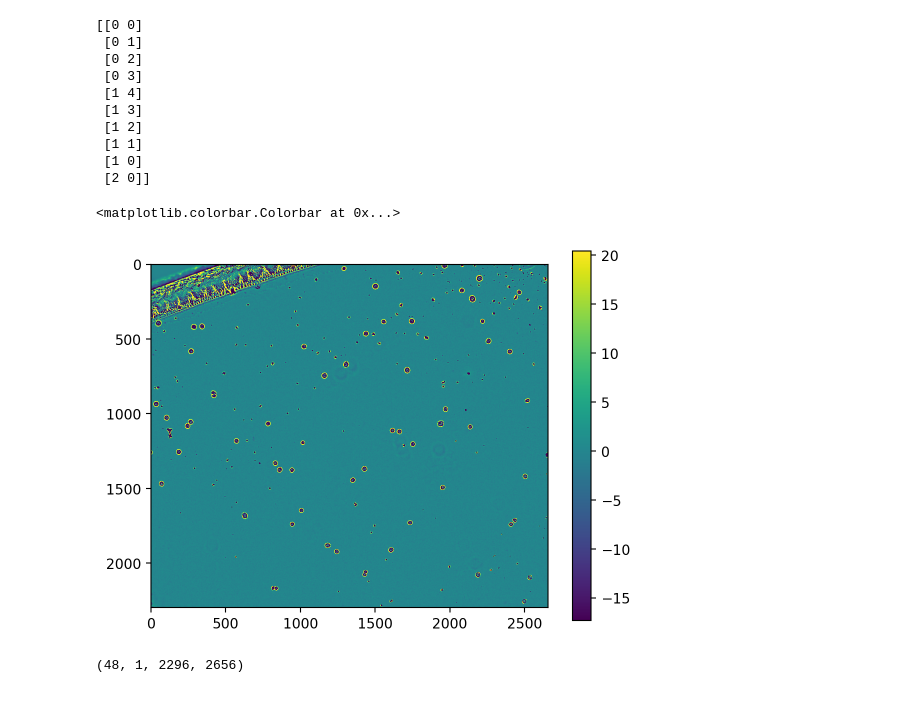
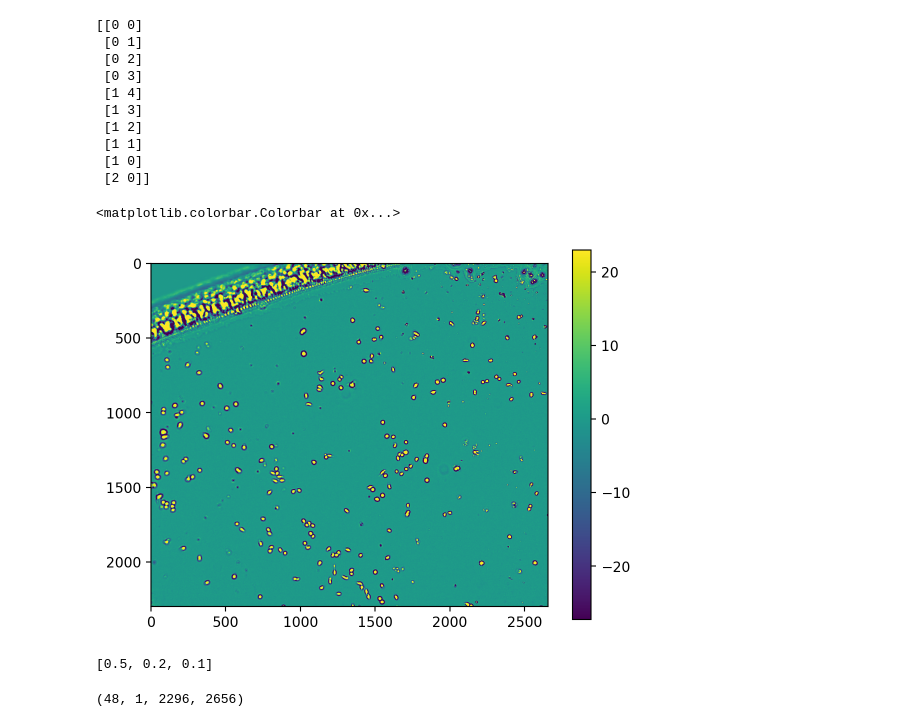
Before and after one commit to yfukai/microflow, a Jupyter notebook: scripts/c_stitching.ipynb, the cells around one changed output. Saved outputs shown, nothing was run; the diff lists cells and outputs as text; code cells hidden in the pictures.

Commit message:
enabled setting several ncc_threshold

```diff
--- a/scripts/c_stitching.ipynb
+++ b/scripts/c_stitching.ipynb
@@ -12,3 +13,5 @@ num_cpus = 10
+# %%
+target_channel = '10x_Fukai_DIA_IS_1'
 # %%
 from pathlib import Path
 file_path = Path(file_path)
@@ -105,3 +108,13 @@ def parse_positions_to_pairs(
 # %%
 images = zarr.open(str(file_path))
 metadata = yaml.safe_load(metadata_path.read_text())
+# %%
+channel_names = metadata["channel_names"]
+print(channel_names)
+if target_channel in channel_names:
+    target_channel_index = channel_names.index(target_channel)
+else:
+    _target_channel_index = int(target_channel.split("_")[-1])
+    target_channel_prefix = "_".join(target_channel.split("_")[:-1])
+    target_channel_index = [i for i, name in enumerate(channel_names) if name == target_channel_prefix][_target_channel_index]
+print(target_channel_index, channel_names[target_channel_index])
@@ -175,13 +186,17 @@ target_Ts = [0] if stitch_every_t == 0 else list(range(0, images.shape[2], stitc
 # %%
 qs = np.percentile(
     np.concatenate([
-        np.ravel(images[target_T,target_channel_index])
+        np.ravel(images[:,target_T,target_channel_index])
         for target_T in target_Ts]),q=[1,99])
-plt.imshow(images[0,0,0,0],vmax=qs[1],vmin=qs[0])
+plt.imshow(images[0,target_Ts[0],target_channel_index,0],vmax=qs[1],vmin=qs[0])
 plt.colorbar()
 # %% [output]
 <matplotlib.colorbar.Colorbar at 0x...>
-[figure, old version]
+[figure, new version]
+# %%
+try_ncc_thresholds
+# %% [output]
+[0.5, 0.2, 0.1]
 # %%
 def stitch_T(T):
     target_images = np.array([images[ind,T,target_channel_index] for ind in np.nonzero(ok_inds)[0]])
```
Also changed, not shown: parts of 9 cells of this notebook.
